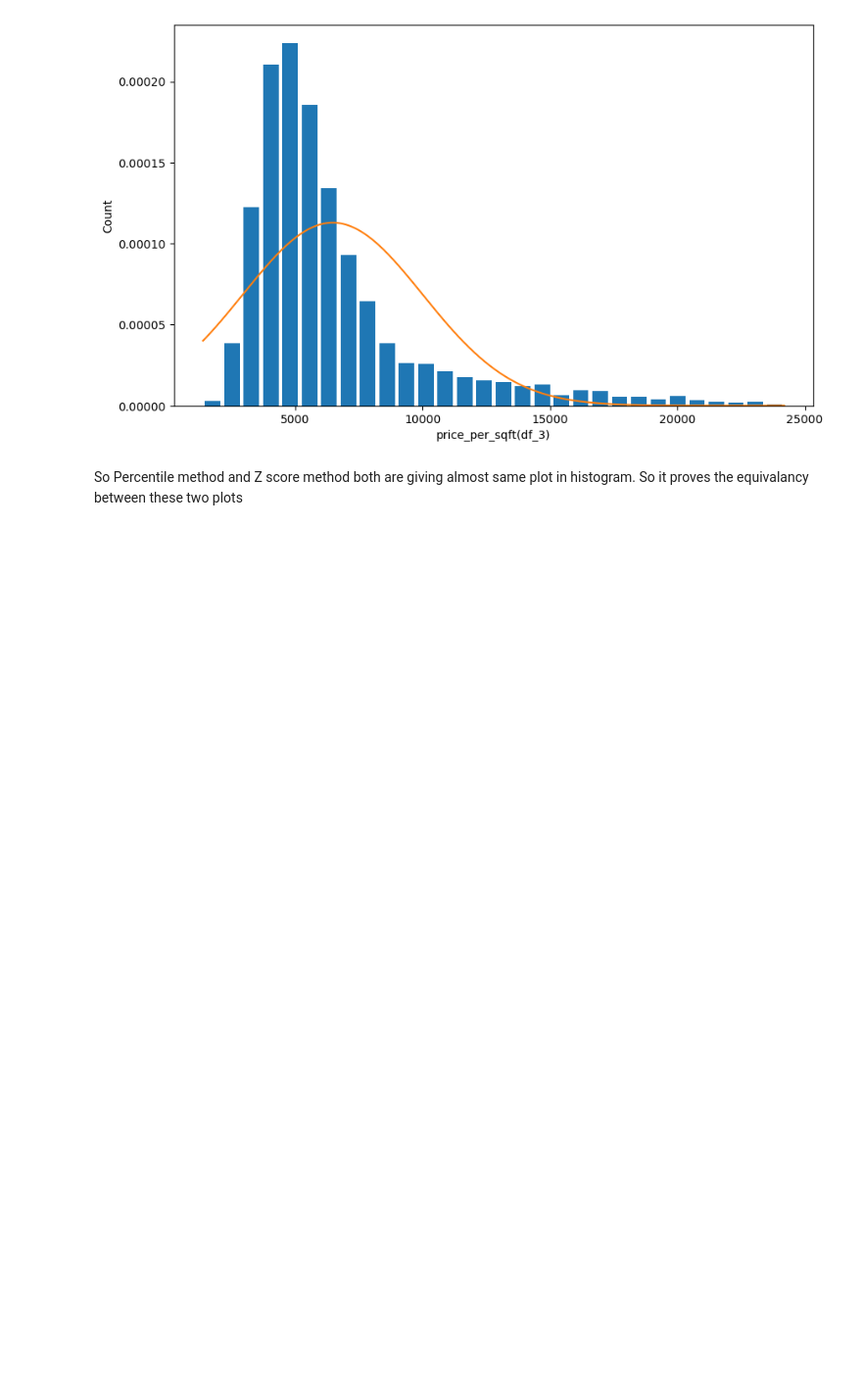
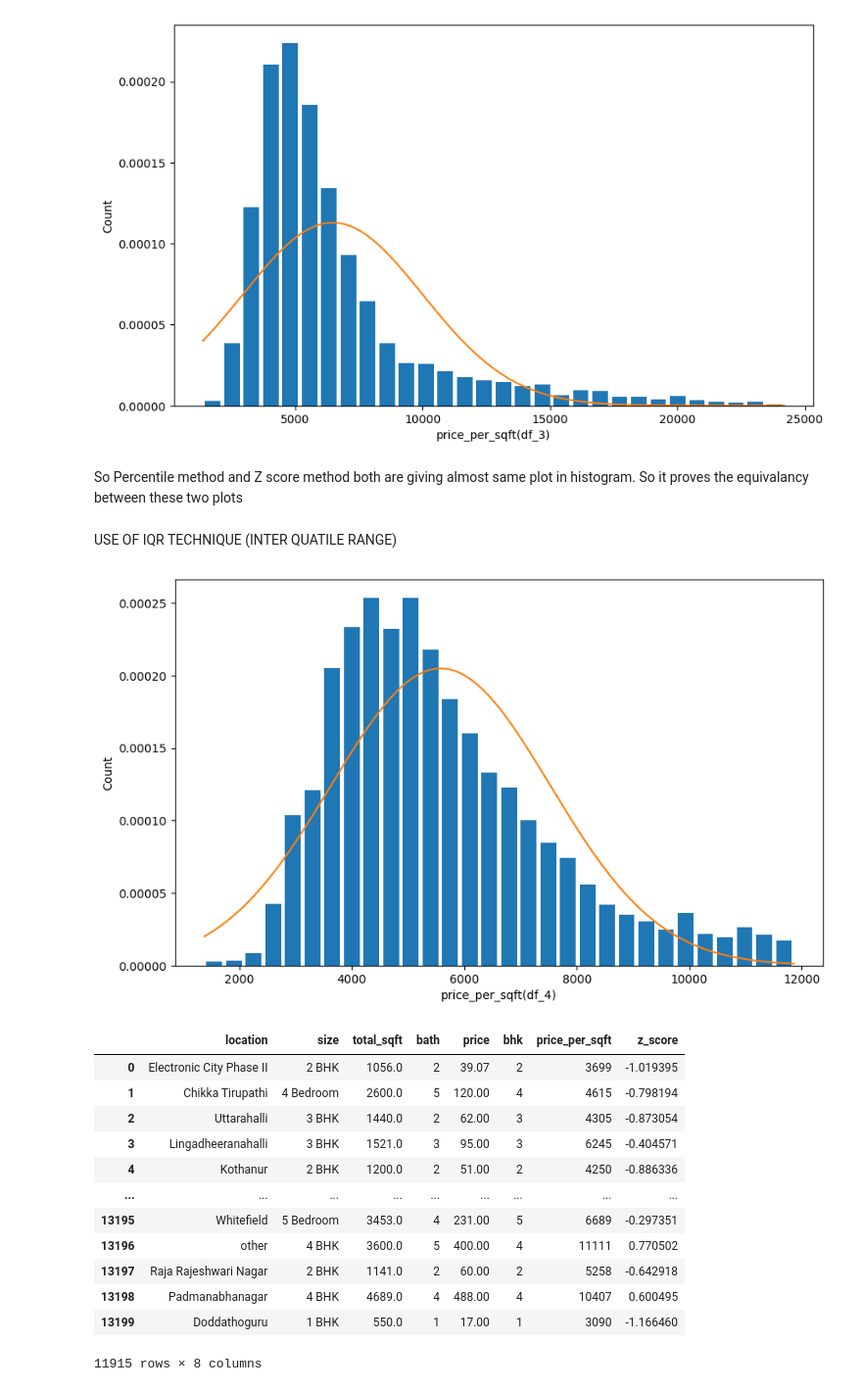
Before and after one commit to Sayantan-iitkgp/Machine_Learning, a Jupyter notebook: Outlier_Removal.ipynb, the cells around one changed output. Shown at 98% size. Saved outputs shown, nothing was run; the diff lists cells and outputs as text; code cells hidden in the pictures; blank space fills up the shorter version.

```diff
--- a/Outlier_Removal.ipynb
+++ b/Outlier_Removal.ipynb
@@ -160,3 +160,37 @@ plt.show()
 [figure]
 # %% [markdown]
 So Percentile method and Z score method both are giving almost same plot in histogram. So it proves the equivalancy between these two plots
+# %% [markdown]
+USE OF IQR TECHNIQUE (INTER QUATILE RANGE)
+# %%
+Q1=df_1['price_per_sqft'].quantile(0.25)
+Q3=df_1['price_per_sqft'].quantile(0.75)
+IQR= Q3-Q1
+lower_limit=Q1-(1.5*IQR)
+upper_limit=Q3+(1.5*IQR)
+
+df_4=df_1[(df_1['price_per_sqft']<=upper_limit)&(df_1['price_per_sqft']>=lower_limit)]
+
+plt.hist(df_4['price_per_sqft'], bins=30, rwidth=0.8, density=True)
+plt.xlabel('price_per_sqft(df_4)')
+plt.ylabel('Count')
+
+rng = np.arange(df_4['price_per_sqft'].min(), df_4['price_per_sqft'].max())
+plt.plot(rng, norm.pdf(rng,df_4['price_per_sqft'].mean(),df_4['price_per_sqft'].std()))
+plt.show()
+df_4
+# %% [output]
+[figure, added]
+|  | location | size | total_sqft | bath | price | bhk | price_per_sqft | z_score |
+| 0 | Electronic City Phase II | 2 BHK | 1056.0 | 2 | 39.07 | 2 | 3699 | -1.019395 |
+| 1 | Chikka Tirupathi | 4 Bedroom | 2600.0 | 5 | 120.00 | 4 | 4615 | -0.798194 |
+| 2 | Uttarahalli | 3 BHK | 1440.0 | 2 | 62.00 | 3 | 4305 | -0.873054 |
+| 3 | Lingadheeranahalli | 3 BHK | 1521.0 | 3 | 95.00 | 3 | 6245 | -0.404571 |
+| 4 | Kothanur | 2 BHK | 1200.0 | 2 | 51.00 | 2 | 4250 | -0.886336 |
+| ... | ... | ... | ... | ... | ... | ... | ... | ... |
+| 13195 | Whitefield | 5 Bedroom | 3453.0 | 4 | 231.00 | 5 | 6689 | -0.297351 |
+| 13196 | other | 4 BHK | 3600.0 | 5 | 400.00 | 4 | 11111 | 0.770502 |
+| 13197 | Raja Rajeshwari Nagar | 2 BHK | 1141.0 | 2 | 60.00 | 2 | 5258 | -0.642918 |
+| 13198 | Padmanabhanagar | 4 BHK | 4689.0 | 4 | 488.00 | 4 | 10407 | 0.600495 |
+| 13199 | Doddathoguru | 1 BHK | 550.0 | 1 | 17.00 | 1 | 3090 | -1.166460 |
+11915 rows × 8 columns
```
